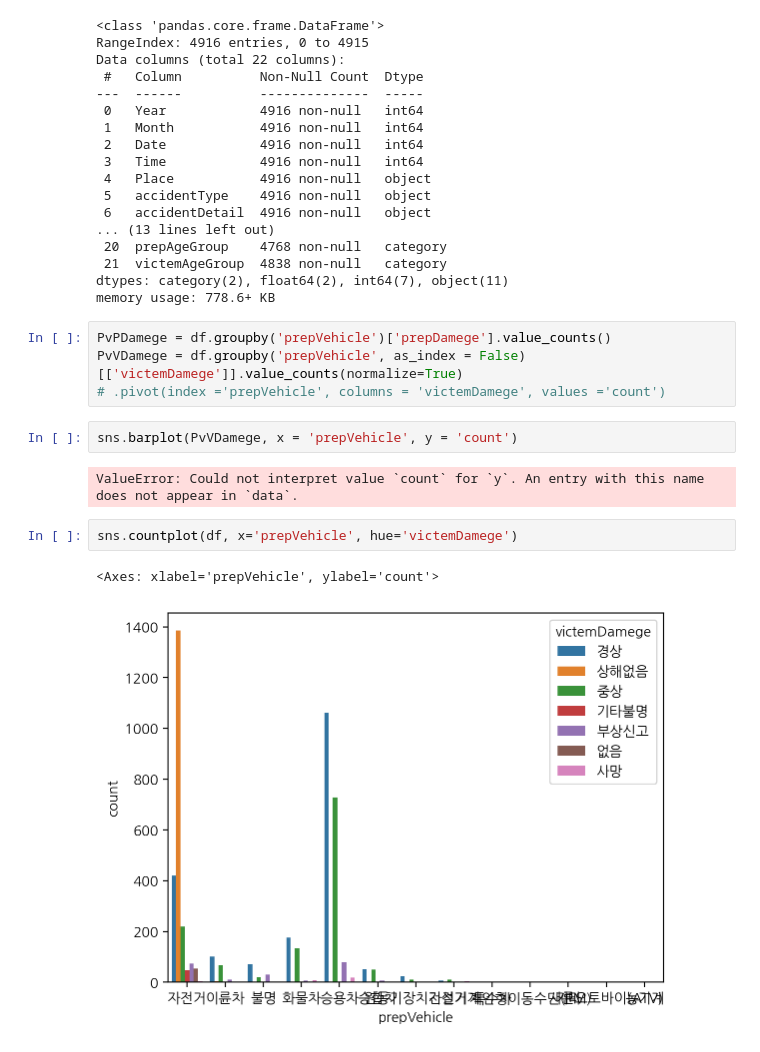
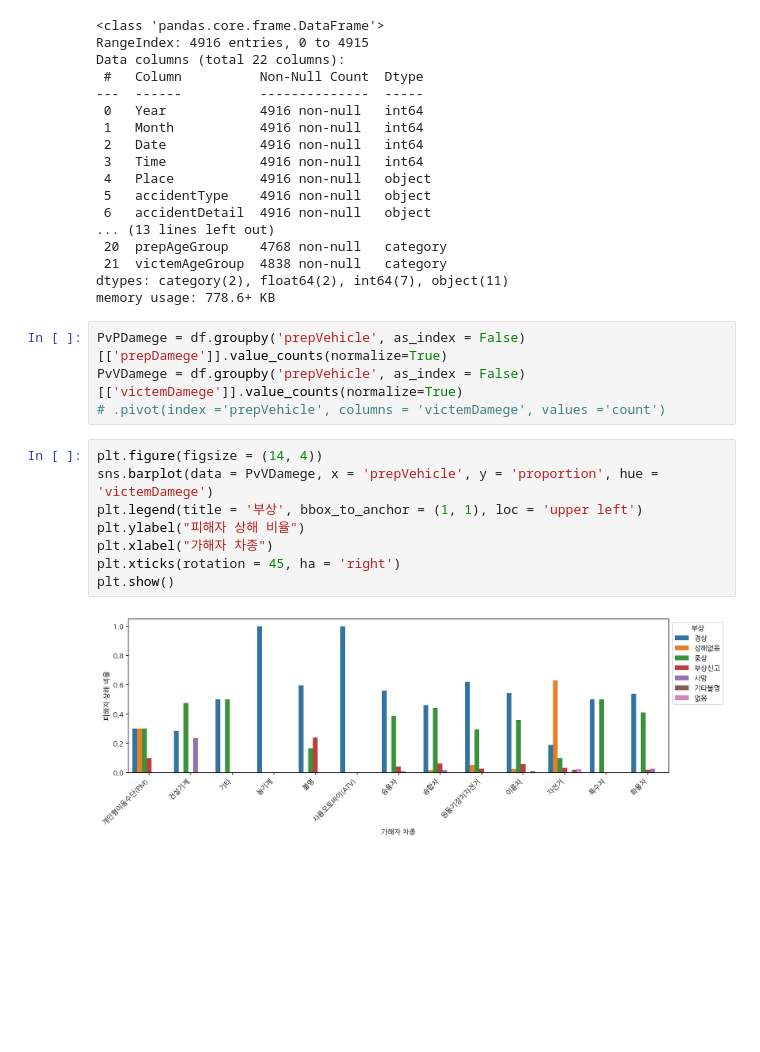
Before and after one commit to yeojeong735/25-BDA-TeamDP, a Jupyter notebook: 25_BDA_BikeCrash_TeamDP.ipynb, the cells around one changed output. Drawn from its saved outputs; the diff is of its cells as text; blank space fills up the shorter version.

```diff
--- a/25_BDA_BikeCrash_TeamDP.ipynb
+++ b/25_BDA_BikeCrash_TeamDP.ipynb
@@ -600,15 +600,16 @@ Data columns (total 22 columns):
 dtypes: category(2), float64(2), int64(7), object(11)
 memory usage: 778.6+ KB
 # %%
-PvPDamege = df.groupby('prepVehicle')['prepDamege'].value_counts()
+PvPDamege = df.groupby('prepVehicle', as_index = False)[['prepDamege']].value_counts(normalize=True)
 PvVDamege = df.groupby('prepVehicle', as_index = False)[['victemDamege']].value_counts(normalize=True)
 # .pivot(index ='prepVehicle', columns = 'victemDamege', values ='count')
-# %%
-sns.barplot(PvVDamege, x = 'prepVehicle', y = 'count')
-# %% [output]
-ValueError: Could not interpret value `count` for `y`. An entry with this name does not appear in `data`.
-# %%
-sns.countplot(df, x='prepVehicle', hue='victemDamege')
-# %% [output]
-<Axes: xlabel='prepVehicle', ylabel='count'>
-[figure, removed]
+# %%
+plt.figure(figsize = (14, 4))
+sns.barplot(data = PvVDamege, x = 'prepVehicle', y = 'proportion', hue = 'victemDamege')
+plt.legend(title = '부상', bbox_to_anchor = (1, 1), loc = 'upper left')
+plt.ylabel("피해자 상해 비율")
+plt.xlabel("가해자 차종")
+plt.xticks(rotation = 45, ha = 'right')
+plt.show()
+# %% [output]
+[figure, added]
```
Also changed, not shown: parts of 3 cells of this notebook.
